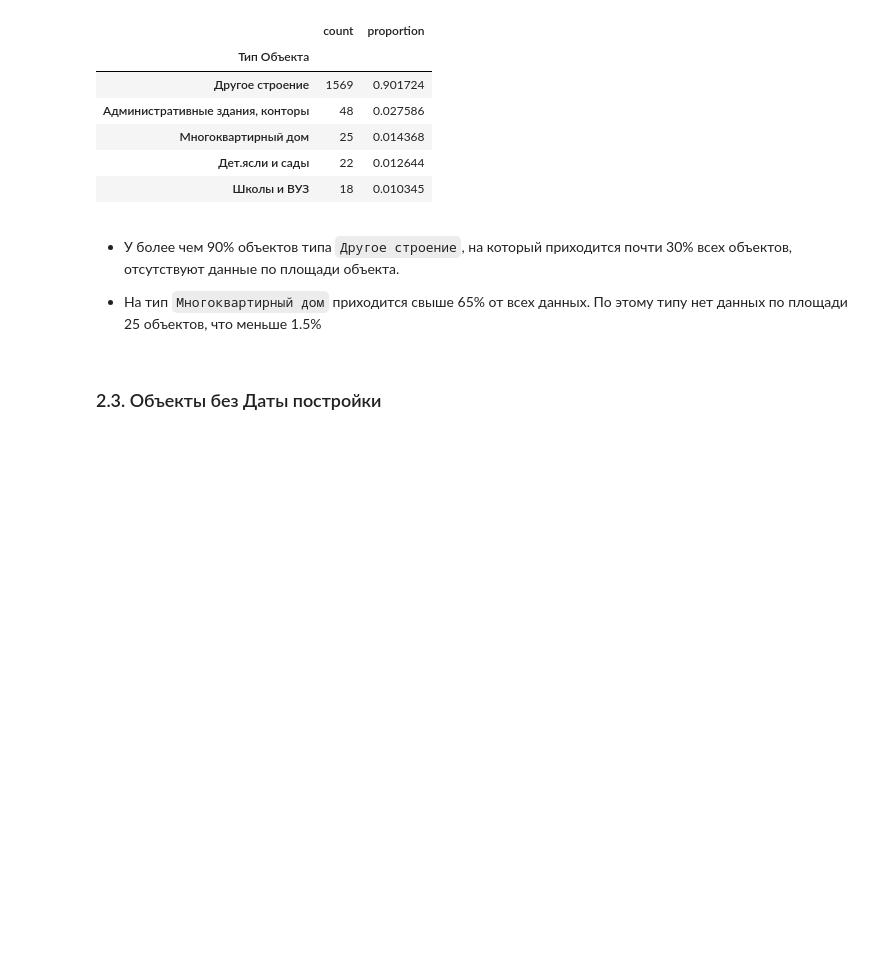
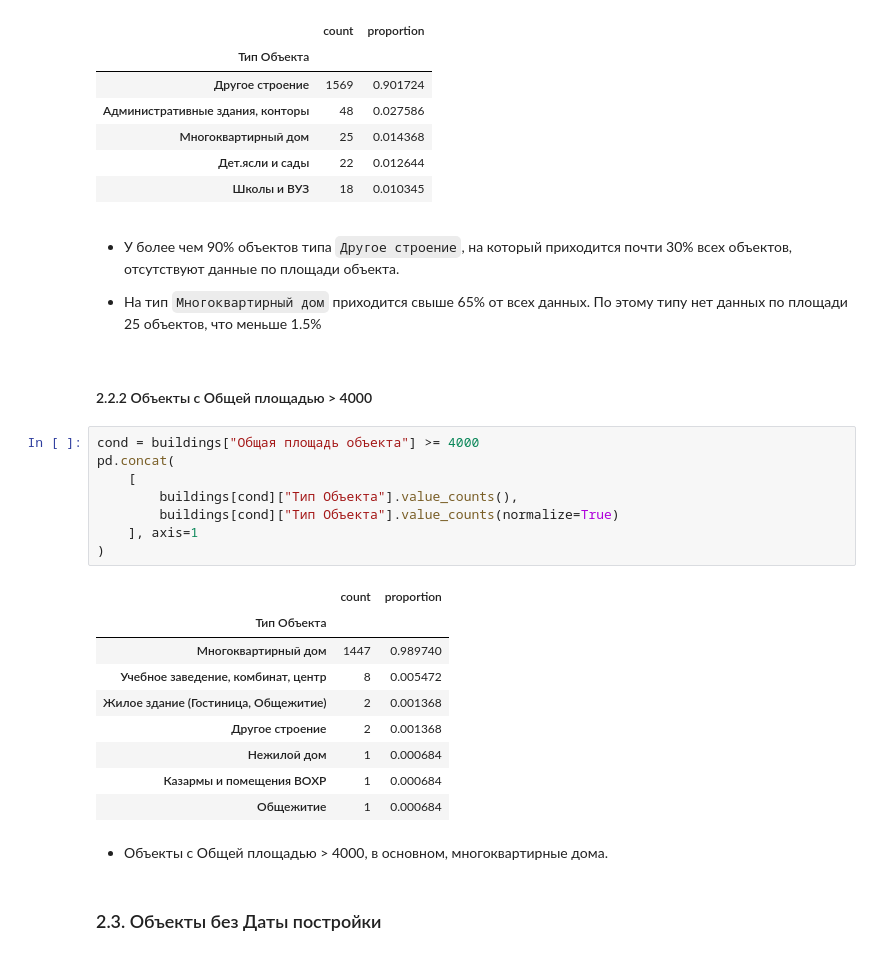
Before and after one commit to YaninaK/anomaly-detection, a Jupyter notebook: notebooks/01_EDA_&_data_preprocessing.ipynb, the cells around one changed output. Drawn from its saved outputs; the diff is of its cells as text; blank space fills up the shorter version.

````diff
--- a/notebooks/01_EDA_&_data_preprocessing.ipynb
+++ b/notebooks/01_EDA_&_data_preprocessing.ipynb
@@ -412,6 +186,28 @@ pd.concat(
 * У более чем 90% объектов типа ```Другое строение```, на который приходится почти 30% всех объектов, отсутствуют данные по площади объекта.
 
 * На тип ```Многоквартирный дом``` приходится свыше 65% от всех данных. По этому типу нет данных по площади 25 объектов, что меньше 1.5%
+# %% [markdown]
+#### 2.2.2 Объекты с Общей площадью > 4000
+# %%
+cond = buildings["Общая площадь объекта"] >= 4000
+pd.concat(
+    [
+        buildings[cond]["Тип Объекта"].value_counts(),
+        buildings[cond]["Тип Объекта"].value_counts(normalize=True)
+    ], axis=1
+)
+# %% [output]
+|  | count | proportion |
+| Тип Объекта |  |  |
+| Многоквартирный дом | 1447 | 0.989740 |
+| Учебное заведение, комбинат, центр | 8 | 0.005472 |
+| Жилое здание (Гостиница, Общежитие) | 2 | 0.001368 |
+| Другое строение | 2 | 0.001368 |
+| Нежилой дом | 1 | 0.000684 |
+| Казармы и помещения ВОХР | 1 | 0.000684 |
+| Общежитие | 1 | 0.000684 |
+# %% [markdown]
+* Объекты с Общей площадью > 4000, в основном, многоквартирные дома.
 # %% [markdown]
 ### 2.3. Объекты без Даты постройки
 # %%
````
Also changed, not shown: parts of 61 cells of this notebook.
